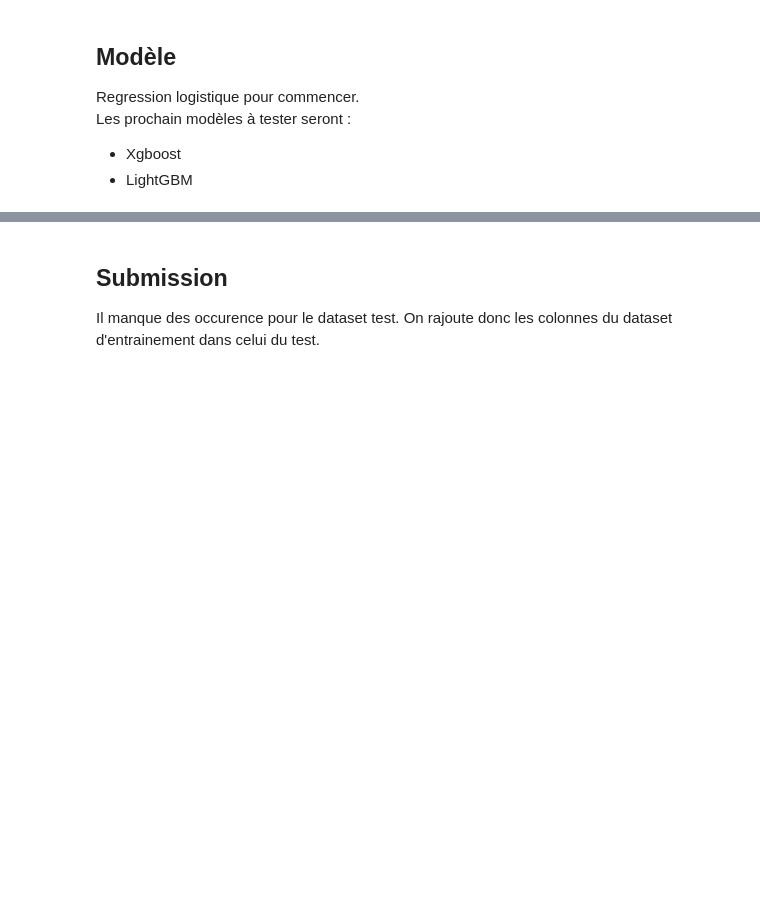
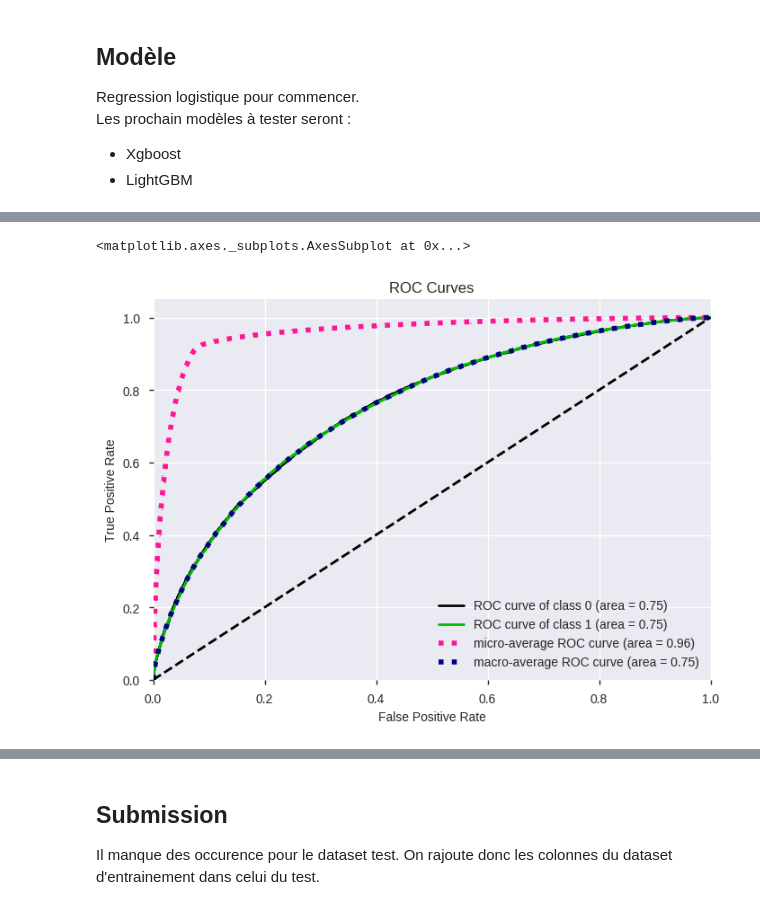
Before and after one commit to tdilasser/Home-credit-default-risk, a Jupyter notebook: baseline_model.ipynb, the cells around one changed output, grey strips where cells are left out. Saved outputs shown, nothing was run; the diff lists cells and outputs as text; code cells hidden in the pictures; blank space fills up the shorter version.

```diff
--- a/baseline_model.ipynb
+++ b/baseline_model.ipynb
@@ -76,0 +147,5 @@ print(roc_auc_score(y_test, pred[:,1]))
+# %%
+skplt.metrics.plot_roc(y_test, prediction_lgb)
+# %% [output]
+<matplotlib.axes._subplots.AxesSubplot at 0x...>
+[figure, added]
```
Also changed, not shown: parts of 28 cells of this notebook, 2 other files.
